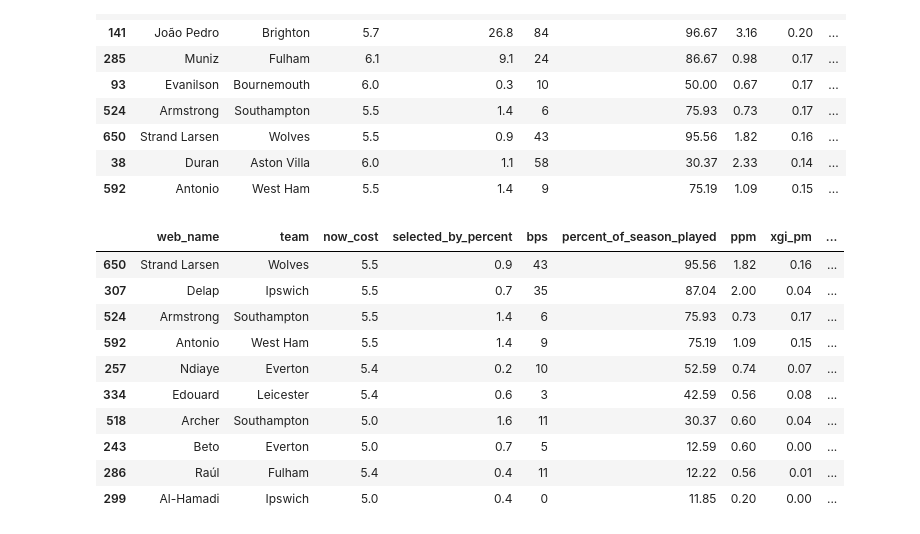
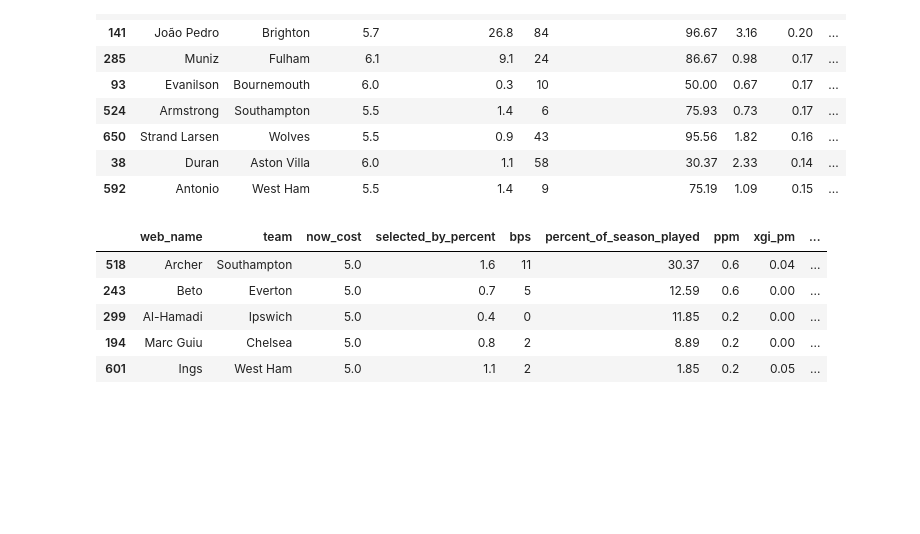
Before and after one commit to rio-v/FPL_24_25, a Jupyter notebook: pre_gw4.ipynb, the cells around one changed output. Drawn from its saved outputs; the diff is of its cells as text; code cells hidden in the pictures; blank space fills up the shorter version.

Commit message:
drop players with 0 minutes

```diff
--- a/pre_gw4.ipynb
+++ b/pre_gw4.ipynb
@@ -52,6 +42,7 @@ my_team
 | 14 | Johnson | 0 | False | False |
 # %%
 df.drop(df[df['status'] == 'u'].index, inplace=True)
+df = df.drop(df[df['minutes'] == 0].index)
 
 df['now_cost'] = df['now_cost']/10
 
@@ -294,16 +285,11 @@ fpl.top_players_by_cost(df, 'Forward', 6.4, 'expected_goal_involvements', 10)
 | 38 | Duran | Aston Villa | 6.0 | 1.1 | 58 | 30.37 | 2.33 | 0.14 | ... |
 | 592 | Antonio | West Ham | 5.5 | 1.4 | 9 | 75.19 | 1.09 | 0.15 | ... |
 # %%
-fpl.top_players_by_cost(df, 'Forward', 5.5, 'percent_of_season_played', 10)
+fpl.top_players_by_cost(df, 'Forward', 5, 'percent_of_season_played', 10)
 # %% [output]
 |  | web_name | team | now_cost | selected_by_percent | bps | percent_of_season_played | ppm | xgi_pm | ... |
-| 650 | Strand Larsen | Wolves | 5.5 | 0.9 | 43 | 95.56 | 1.82 | 0.16 | ... |
-| 307 | Delap | Ipswich | 5.5 | 0.7 | 35 | 87.04 | 2.00 | 0.04 | ... |
-| 524 | Armstrong | Southampton | 5.5 | 1.4 | 6 | 75.93 | 0.73 | 0.17 | ... |
-| 592 | Antonio | West Ham | 5.5 | 1.4 | 9 | 75.19 | 1.09 | 0.15 | ... |
-| 257 | Ndiaye | Everton | 5.4 | 0.2 | 10 | 52.59 | 0.74 | 0.07 | ... |
-| 334 | Edouard | Leicester | 5.4 | 0.6 | 3 | 42.59 | 0.56 | 0.08 | ... |
-| 518 | Archer | Southampton | 5.0 | 1.6 | 11 | 30.37 | 0.60 | 0.04 | ... |
-| 243 | Beto | Everton | 5.0 | 0.7 | 5 | 12.59 | 0.60 | 0.00 | ... |
-| 286 | Raúl | Fulham | 5.4 | 0.4 | 11 | 12.22 | 0.56 | 0.01 | ... |
-| 299 | Al-Hamadi | Ipswich | 5.0 | 0.4 | 0 | 11.85 | 0.20 | 0.00 | ... |
+| 518 | Archer | Southampton | 5.0 | 1.6 | 11 | 30.37 | 0.6 | 0.04 | ... |
+| 243 | Beto | Everton | 5.0 | 0.7 | 5 | 12.59 | 0.6 | 0.00 | ... |
+| 299 | Al-Hamadi | Ipswich | 5.0 | 0.4 | 0 | 11.85 | 0.2 | 0.00 | ... |
+| 194 | Marc Guiu | Chelsea | 5.0 | 0.8 | 2 | 8.89 | 0.2 | 0.00 | ... |
+| 601 | Ings | West Ham | 5.0 | 1.1 | 2 | 1.85 | 0.2 | 0.05 | ... |
```
Also changed, not shown: parts of 4 cells of this notebook.
